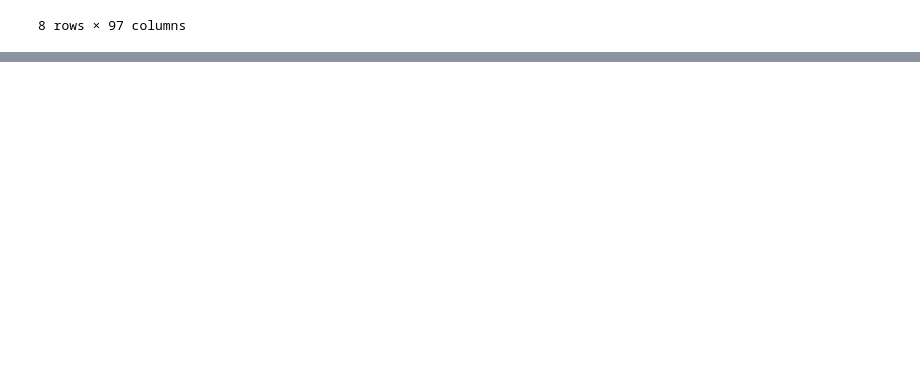
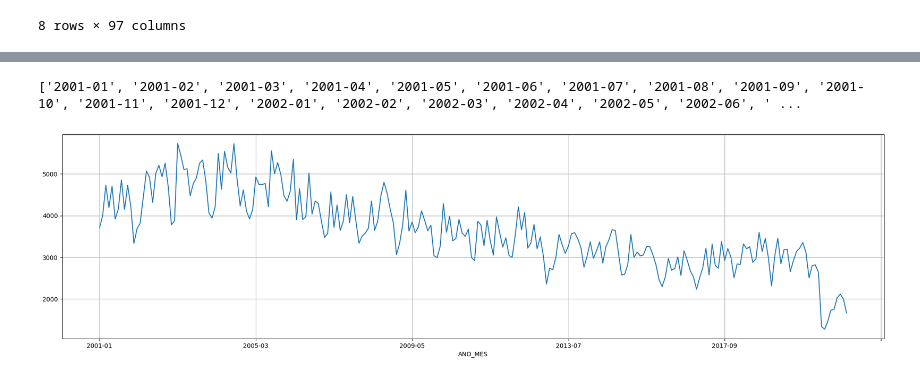
Before and after one commit to Rigor-do/2024-2-temporal-series-sp-ufes, a Jupyter notebook: notebooks/00-Data-Processing.ipynb, the cells around one changed output, grey strips where cells are left out. Cells and saved outputs as stored; diff of their text form; code cells hidden in the pictures; blank space fills up the shorter version.

Commit message:
Added some signal processing and geolocation data.

```diff
--- a/notebooks/00-Data-Processing.ipynb
+++ b/notebooks/00-Data-Processing.ipynb
@@ -141,0 +230,11 @@ data_pd_tuberculose.describe()
+# %%
+# Converter a coluna DT_NOTIFIC para datetime
+data_pd_hanseniase["DT_NOTIFIC"] = pd.to_datetime(data_pd_hanseniase["DT_NOTIFIC"], format='%Y%m%d', errors='coerce')
+data_pd_hanseniase["ANO_MES"] = data_pd_hanseniase["DT_NOTIFIC"].dt.to_period("M").astype(str)
+data_pd_hanseniase["ANO"] = data_pd_hanseniase["ANO_MES"].str[:4]
+
+dados_agrupados = data_pd_hanseniase.groupby("ANO_MES").size().reset_index(name="quantidade")
+dados_agrupados["ANO"] = dados_agrupados["ANO_MES"].str[:4]
+
+anos_unicos = dados_agrupados["ANO"].drop_duplicates().index
+dados_filtrados = dados_agrupados[dados_agrupados["ANO_MES"] >= "1999-01"]
@@ -141,0 +382,11 @@ data_pd_tuberculose.describe()
+# %%
+print(cases_by_region_and_month[cases_by_region_and_month['MACRO'] == 'South']['ANO_MES'].to_list())
+#] cases_by_region_and_month['MACRO'].unique()
+# %% [output]
+['2001-01', '2001-02', '2001-03', '2001-04', '2001-05', '2001-06', '2001-07', '2001-08', '2001-09', '2001-10', '2001-11', '2001-12', '2002-01', '2002-02', '2002-03', '2002-04', '2002-05', '2002-06', ' ...
+# %%
+fig_1, ax_1 = plt.subplots(nrows=1, ncols=1, figsize=(24,6))
+data_pd_hanseniase.groupby(['ANO_MES']).size().plot()
+ax_1.grid()
+# %% [output]
+[figure, added]
```
Also changed, not shown: parts of 31 cells of this notebook.
